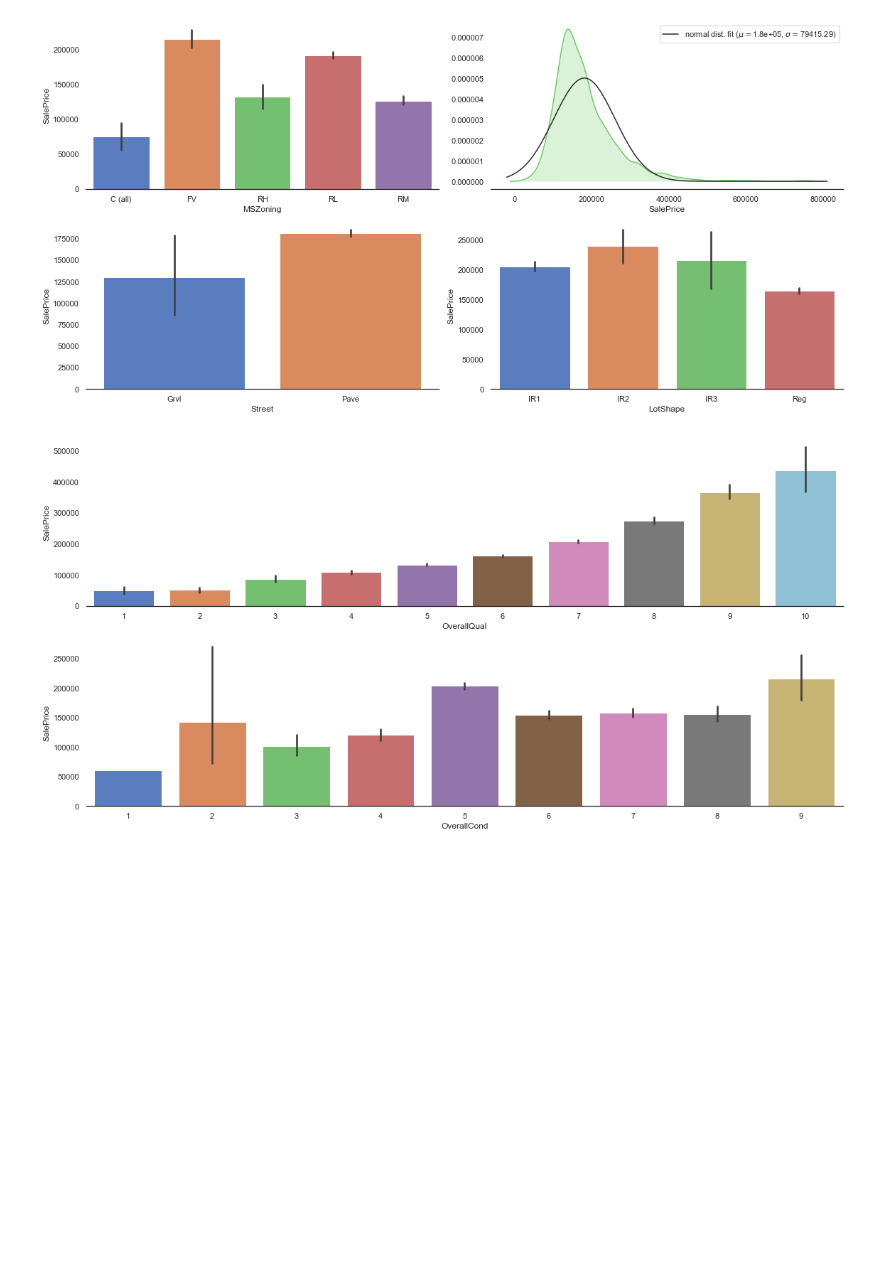
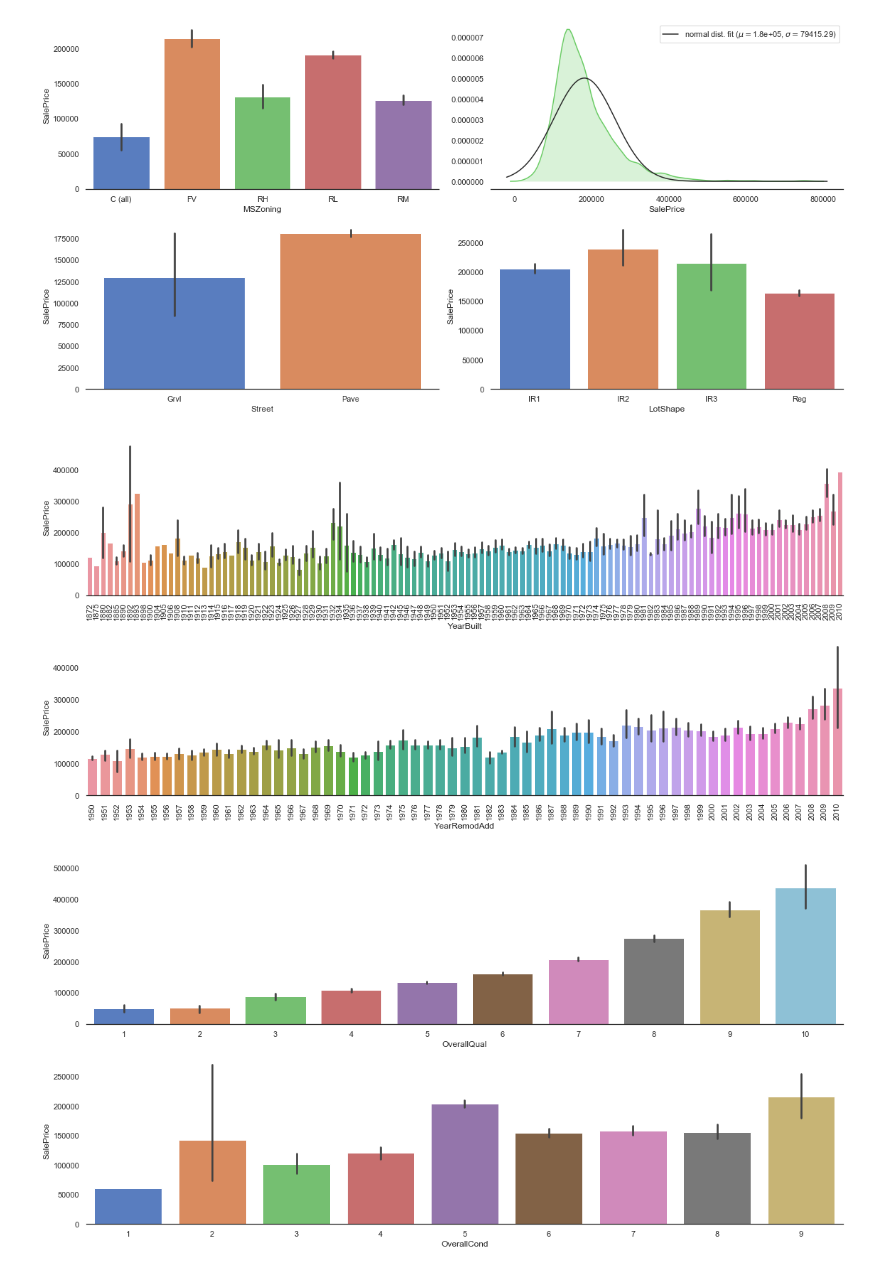
Before and after one commit to IntelligentsiAI/000-House-Price-Prediction, a Jupyter notebook: Data Exploration.ipynb, the cells around one changed output. Drawn from its saved outputs; the diff is of its cells as text; code cells hidden in the pictures; blank space fills up the shorter version.

Commit message:
Year effect added

```diff
--- a/Data Exploration.ipynb
+++ b/Data Exploration.ipynb
@@ -80,6 +80,8 @@ df_train['MSZoning'] = df_train['MSZoning'].astype(CategoricalDtype())
 df_train['Street'] = df_train['Street'].astype(CategoricalDtype())
 df_train['Alley'] = df_train['Alley'].astype(CategoricalDtype())
 df_train['LotShape'] = df_train['LotShape'].astype(CategoricalDtype())
+df_train['YearBuilt'] = df_train['YearBuilt'].astype(CategoricalDtype())
+df_train['YearRemodAdd'] = df_train['YearRemodAdd'].astype(CategoricalDtype())
 df_train['OverallQual'] = df_train['OverallQual'].astype(CategoricalDtype()) #Included in Features
 df_train['OverallCond'] = df_train['OverallCond'].astype(CategoricalDtype()) #Included in Features
 
@@ -87,6 +89,8 @@ df_test['MSZoning'] = df_test['MSZoning'].astype(CategoricalDtype())
 df_test['Street'] = df_test['Street'].astype(CategoricalDtype())
 df_test['Alley'] = df_test['Alley'].astype(CategoricalDtype())
 df_test['LotShape'] = df_test['LotShape'].astype(CategoricalDtype())
+df_test['YearBuilt'] = df_test['YearBuilt'].astype(CategoricalDtype())
+df_test['YearRemodAdd'] = df_test['YearRemodAdd'].astype(CategoricalDtype())
 df_test['OverallQual'] = df_test['OverallQual'].astype(CategoricalDtype()) #Included in Features
 df_test['OverallCond'] = df_test['OverallCond'].astype(CategoricalDtype()) #Included in Features
 # %%
@@ -120,6 +124,23 @@ sns.barplot(x='LotShape',y='SalePrice',data=df_train, ax=axes[1, 1]);
 plt.tight_layout()
 # %% [output]
 [figure]
+# %%
+sns.set(style="white", palette="muted", color_codes=True)
+
+# Set up the matplotlib figure
+f, axes = plt.subplots(2, 1, figsize=(16, 8), sharex=False)
+sns.despine(left=True)
+
+chart = sns.barplot(x='YearBuilt',y='SalePrice',data=df_train, ax=axes[0])
+chart.set_xticklabels(chart.get_xticklabels(),rotation="vertical");
+# Plot a filled kernel density estimate
+chart = sns.barplot(x='YearRemodAdd',y='SalePrice',data=df_train, ax=axes[1]);
+chart.set_xticklabels(chart.get_xticklabels(),rotation="vertical");
+
+#plt.setp(axes, yticks=[])
+plt.tight_layout()
+# %% [output]
+[figure, added]
 # %%
 sns.set(style="white", palette="muted", color_codes=True)
 
```
Also changed, not shown: parts of 3 cells of this notebook, 1 other file.
